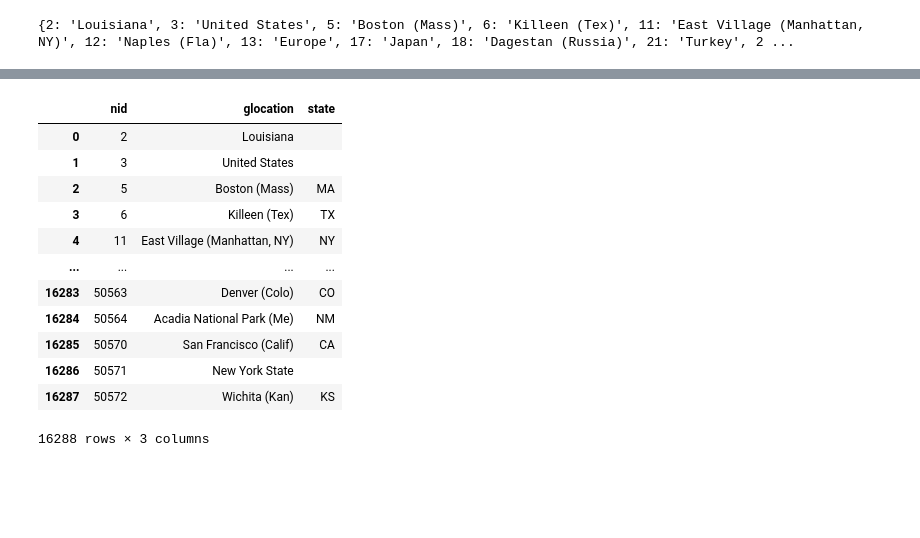
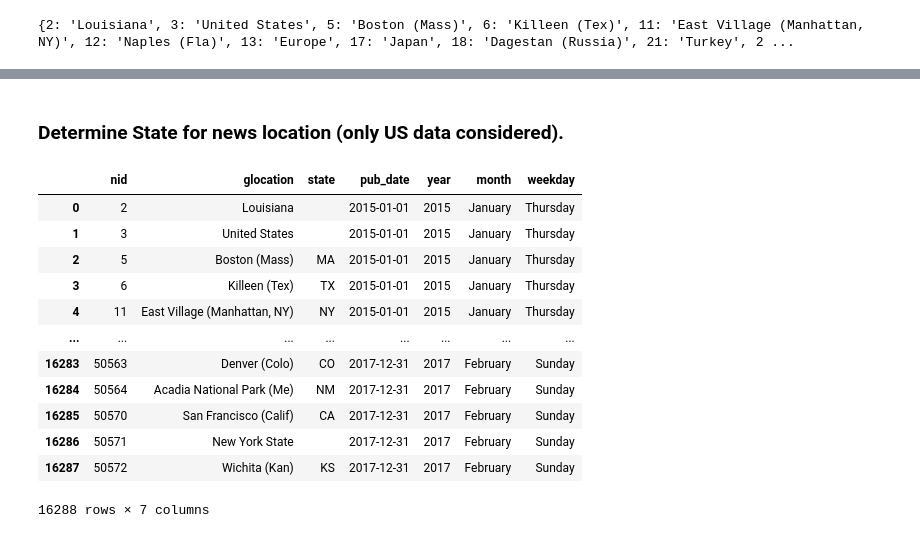
Before and after one commit to iCode13/News-Sentiment-Analysis-App, a Jupyter notebook: data/heatmap.ipynb, the cells around one changed output, grey strips where cells are left out. Drawn from its saved outputs; the diff is of its cells as text; code cells hidden in the pictures; blank space fills up the shorter version.

```diff
--- a/data/heatmap.ipynb
+++ b/data/heatmap.ipynb
@@ -95,0 +122,20 @@ df
+# %%
+# Extract year, month and day of week data from publication date.
+
+df_location['year'] = " "
+df_location['month'] = " "
+df_location['weekday'] = " "
+df_location = df_location[['nid', 'glocation', 'pub_date', 'year', 'month', 'weekday']]
+
+for i in range(len(df_location)):
+    pub_date = str(df_location.iloc[i, 2])
+
+    pub_weekday_num = datetime.datetime.strptime(pub_date,'%Y-%m-%d').weekday()
+    df_location.iloc[i, 5] = calendar.day_name[pub_weekday_num]
+
+    pub_month_num = int(pub_date[6:7])
+    df_location.iloc[i, 4] = calendar.month_name[pub_month_num]
+
+    df_location.iloc[i, 3] = pub_date[:4]
+
+df_location
@@ -96,38 +156,42 @@ df
+# %% [markdown]
+### Determine State for news location (only US data considered).
 # %%
-# Extract state data from 'glocation' and populate 'state_approx' column.
+# Add column for US state based on glocation.
+df_location['state'] = " "
+df_location = df_location[['nid', 'glocation', 'state', 'pub_date', 'year', 'month', 'weekday']]
 
-# Extract possible state names within parentheses.
+# Extract state names within parentheses in glocation.
 paran = ["("]
-for i in range(len(df)):
-    str1 = df.iloc[i, 1]
+for i in range(len(df_location)):
+    str1 = df_location.iloc[i, 1]
     for e in str1:
         if e in paran:
             mymatch = re.search(r'\((.+)\)', str1)
             str2 = mymatch.group(0)
             str2 = str2[1:-1]
-            for j in range(len(states_df)):
-                str_state = states_df.iloc[j, 0]
-                str_code = states_df.iloc[j, 1]
-                if re.search(str2, str_state):
-                    df.iloc[i, 2] = str_code
+            for j in range(len(df_states)):
+                state = df_states.iloc[j, 0]
+                code = df_states.iloc[j, 1]
+                if re.search(code, str2):
+                    df_location.iloc[i, 2] = code
                     break
-                elif re.search(str_code, str2):
-                    df.iloc[i, 2] = str_code
+                elif re.search(str2, state):
+                    df_location.iloc[i, 2] = code
                     break
 
-df
+df_location
 # %% [output]
-|  | nid | glocation | state |
-| 0 | 2 | Louisiana |  |
-| 1 | 3 | United States |  |
-| 2 | 5 | Boston (Mass) | MA |
-| 3 | 6 | Killeen (Tex) | TX |
-| 4 | 11 | East Village (Manhattan, NY) | NY |
-| ... | ... | ... | ... |
-| 16283 | 50563 | Denver (Colo) | CO |
-| 16284 | 50564 | Acadia National Park (Me) | NM |
-| 16285 | 50570 | San Francisco (Calif) | CA |
-| 16286 | 50571 | New York State |  |
-| 16287 | 50572 | Wichita (Kan) | KS |
+|  | nid | glocation | state | pub_date | year | month | weekday |
+| 0 | 2 | Louisiana |  | 2015-01-01 | 2015 | January | Thursday |
+| 1 | 3 | United States |  | 2015-01-01 | 2015 | January | Thursday |
+| 2 | 5 | Boston (Mass) | MA | 2015-01-01 | 2015 | January | Thursday |
+| 3 | 6 | Killeen (Tex) | TX | 2015-01-01 | 2015 | January | Thursday |
+| 4 | 11 | East Village (Manhattan, NY) | NY | 2015-01-01 | 2015 | January | Thursday |
+| ... | ... | ... | ... | ... | ... | ... | ... |
+| 16283 | 50563 | Denver (Colo) | CO | 2017-12-31 | 2017 | February | Sunday |
+| 16284 | 50564 | Acadia National Park (Me) | NM | 2017-12-31 | 2017 | February | Sunday |
+| 16285 | 50570 | San Francisco (Calif) | CA | 2017-12-31 | 2017 | February | Sunday |
+| 16286 | 50571 | New York State |  | 2017-12-31 | 2017 | February | Sunday |
+| 16287 | 50572 | Wichita (Kan) | KS | 2017-12-31 | 2017 | February | Sunday |
-16288 rows × 3 columns
+16288 rows × 7 columns
 # %%
```
Also changed, not shown: parts of 18 cells of this notebook.
